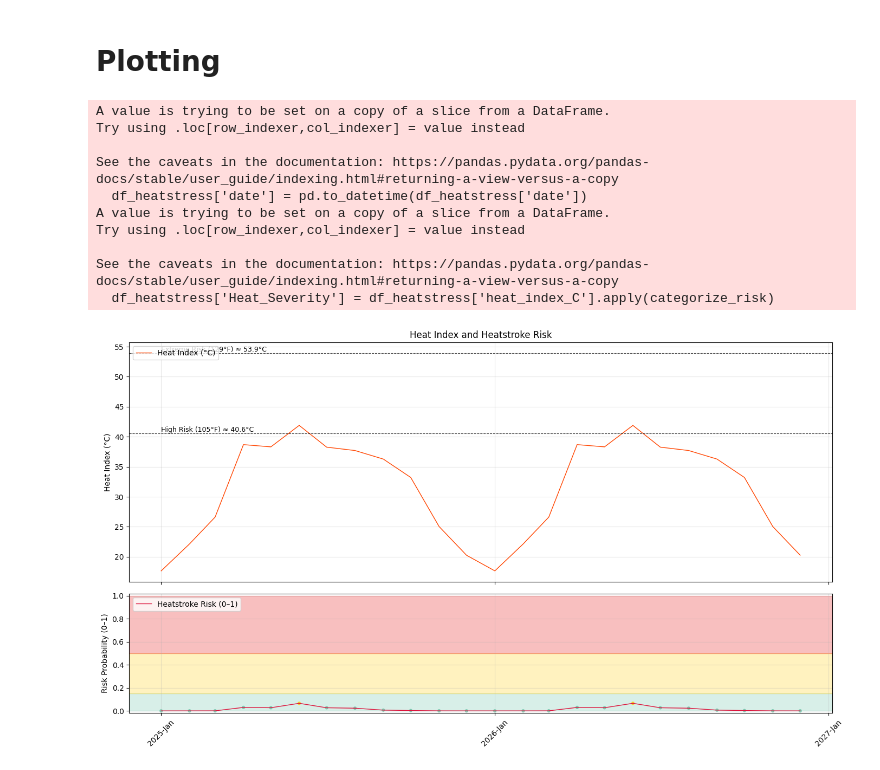
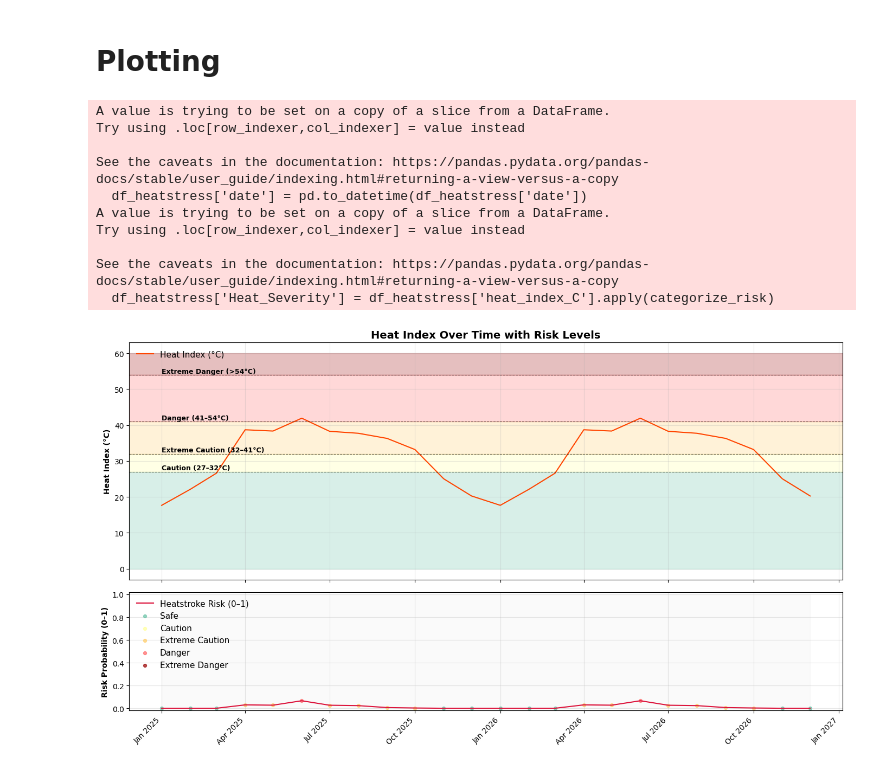
Before and after one commit to not-your-pancake/TCC_Journal, a Jupyter notebook: HI_WB_HS_HM_WBG/rangamati.ipynb, the cells around one changed output. Cells and saved outputs as stored; diff of their text form; code cells hidden in the pictures.

Commit message:
heatstroke

```diff
--- a/HI_WB_HS_HM_WBG/rangamati.ipynb
+++ b/HI_WB_HS_HM_WBG/rangamati.ipynb
@@ -2498,10 +2498,11 @@ plt.title('Rangamati Actual vs Predicted Heat Index (2020-2026)')
 
 # --- Heat index bands ---
 bands = [
-    (10, 30, "Comfortable (<30°C)", (0, 1, 0, 0.07)),
-    (30, 40, "Some discomfort (30–40°C)", (1, 1, 0, 0.07)),
-    (40, 45, "Great discomfort (40–45°C)", (1, 0.5, 0, 0.07)),
-    (45, 60, "Danger (>45°C)", (1, 0, 0, 0.07))
+    (0, 27, "Comfortable (<27°C)", (0, 1, 0, 0.07)),        # Green
+    (27, 32, "Caution (27–32°C)", (1, 1, 0, 0.07)),          # Yellow
+    (32, 41, "Extreme caution (32–41°C)", (1, 0.65, 0, 0.07)), # Orange
+    (41, 54, "Danger (41–54°C)", (1, 0, 0, 0.07)),           # Red
+    (54, 60, "Extreme danger (>54°C)", (0.5, 0, 0, 0.07))    # Dark Red
 ]
 
 ax = plt.gca()
@@ -3175,66 +3176,94 @@ df_heatstress
 # %%
 import matplotlib.pyplot as plt
 import matplotlib.dates as mdates
+import pandas as pd
 
+# --- Convert date column ---
 df_heatstress['date'] = pd.to_datetime(df_heatstress['date'])
 
+# --- Categorize Heat Severity based on NOAA thresholds ---
 def categorize_risk(hi_c):
-    if hi_c > (129 - 32)*5/9:   # 129°F ≈ 53.9°C
+    if hi_c > 54:           # Extreme danger (>54°C)
         return 'Extreme Danger'
-    elif hi_c > (105 - 32)*5/9: # 105°F ≈ 40.6°C
+    elif hi_c > 41:         # Danger (41–54°C)
         return 'Danger'
+    elif hi_c > 32:         # Extreme caution (32–41°C)
+        return 'Extreme Caution'
+    elif hi_c > 27:         # Caution (27–32°C)
+        return 'Caution'
     else:
         return 'Safe'
+
 df_heatstress['Heat_Severity'] = df_heatstress['heat_index_C'].apply(categorize_risk)
 
-palette = {'Safe':'#66c2a5', 'Danger':'#ffcc00', 'Extreme Danger':'#e60000'}
+# --- Color palette for categories ---
+palette = {
+    'Safe':'#66c2a5',              # Green
+    'Caution':'#ffff99',           # Yellow
+    'Extreme Caution':'#ffcc66',   # Orange
+    'Danger':'#ff6666',            # Red
+    'Extreme Danger':'#990000'     # Dark Red
+}
 
+# --- Plot setup ---
 fig, (ax1, ax2) = plt.subplots(2,1, figsize=(14,8), sharex=True, gridspec_kw={'height_ratios':[2,1]})
-ax1.plot(df_heatstress['date'], df_heatstress['heat_index_C'], color='orangered', lw=1, label='Heat Index (°C)')
+plt.rcParams.update({'font.size': 11})
 
-hi_thresh_f = [105, 129]
-hi_labels = ['High Risk (105°F)', 'Extreme Risk (129°F)']
-hi_thresh_c = [(f-32)*5/9 for f in hi_thresh_f]
+# --- Heat Index plot (ax1) ---
+ax1.plot(df_heatstress['date'], df_heatstress['heat_index_C'], color='orangered', lw=1.5, label='Heat Index (°C)')
 
-for t_c, lbl in zip(hi_thresh_c, hi_labels):
-    ax1.axhline(t_c, color='k', ls='--', lw=0.8, alpha=0.7)
-    ax1.text(df_heatstress['date'].iloc[0], t_c + 0.3, f"{lbl} ≈ {t_c:.1f}°C", fontsize=9, color='k')
+# --- Add NOAA heat index bands as shaded background ---
+bands = [
+    (0, 27, '#66c2a5', 'Safe (<27°C)'),
+    (27, 32, '#ffff99', 'Caution (27–32°C)'),
+    (32, 41, '#ffcc66', 'Extreme Caution (32–41°C)'),
+    (41, 54, '#ff6666', 'Danger (41–54°C)'),
+    (54, 60, '#990000', 'Extreme Danger (>54°C)')
+]
 
-ax1.set_ylabel('Heat Index (°C)')
-ax1.set_title('Heat Index and Heatstroke Risk')
+for start, end, color, label in bands:
+    ax1.axhspan(start, end, color=color, alpha=0.25)
+
+# --- Add threshold lines and labels ---
+for start, end, color, label in bands[1:]:
+    ax1.axhline(start, color='k', lw=0.8, ls='--', alpha=0.6)
+    ax1.text(df_heatstress['date'].iloc[0], start + 0.5, label, fontsize=9, color='k', weight='bold')
+
+ax1.set_ylabel('Heat Index (°C)', weight='bold')
+ax1.set_title('Heat Index Over Time with Risk Levels', weight='bold', fontsize=14)
 ax1.grid(alpha=0.3)
-ax1.legend(loc='upper left')
+ax1.legend(loc='upper left', frameon=False)
 
+# --- Heatstroke risk plot (ax2) ---
+ax2.fill_between(df_heatstress['date'], 0, 1, color='lightgrey', alpha=0.1)  # subtle background
+ax2.plot(df_heatstress['date'], df_heatstress['heatstroke_risk'], color='crimson', lw=1.5, label='Heatstroke Risk (0–1)')
 
-bands = [(0.0, 0.15, '#66c2a5'), (0.15, 0.5, '#ffcc00'), (0.5, 1.0, '#e60000')]
-for start, end, color in bands:
-    ax2.axhspan(start, end, color=color, alpha=0.25)
+# Color-coded scatter points
+for severity, color in palette.items():
+    subset = df_heatstress[df_heatstress['Heat_Severity'] == severity]
+    ax2.scatter(subset['date'], subset['heatstroke_risk'], s=18, color=color, label=severity, alpha=0.7)
 
-ax2.plot(df_heatstress['date'], df_heatstress['heatstroke_risk'], color='crimson', lw=1, label='Heatstroke Risk (0–1)')
-ax2.scatter(df_heatstress['date'], df_heatstress['heatstroke_risk'], s=12,
-            c=df_heatstress['Heat_Severity'].map(palette), alpha=0.7)
-
-ax2.set_ylabel('Risk Probability (0–1)')
+ax2.set_ylabel('Heatstroke Risk Probability (0–1)', weight='bold')
 ax2.set_ylim(-0.02,1.02)
 ax2.grid(alpha=0.3)
-ax2.legend(loc='upper left')
+ax2.legend(loc='upper left', frameon=False)
 
 # --- X-axis formatting ---
-ax2.xaxis.set_major_locator(mdates.YearLocator())
-ax2.xaxis.set_major_formatter(mdates.DateFormatter('%Y-%b'))
-plt.setp(ax2.xaxis.get_majorticklabels(), rotation=45)
+ax2.xaxis.set_major_locator(mdates.MonthLocator(interval=3))
+ax2.xaxis.set_major_formatter(mdates.DateFormatter('%b %Y'))
+plt.setp(ax2.xaxis.get_majorticklabels(), rotation=45, ha='right')
 
 plt.tight_layout()
 plt.show()
 # %% [output]
 A value is trying to be set on a copy of a slice from a DataFrame.
 Try using .loc[row_indexer,col_indexer] = value instead
 
 See the caveats in the documentation: https://pandas.pydata.org/pandas-docs/stable/user_guide/indexing.html#returning-a-view-versus-a-copy
   df_heatstress['date'] = pd.to_datetime(df_heatstress['date'])
 A value is trying to be set on a copy of a slice from a DataFrame.
 Try using .loc[row_indexer,col_indexer] = value instead
 
 See the caveats in the documentation: https://pandas.pydata.org/pandas-docs/stable/user_guide/indexing.html#returning-a-view-versus-a-copy
   df_heatstress['Heat_Severity'] = df_heatstress['heat_index_C'].apply(categorize_risk)
-[figure, old version]
+[figure, new version]
```
Also changed, not shown: parts of 14 cells of this notebook, 4 other files.
